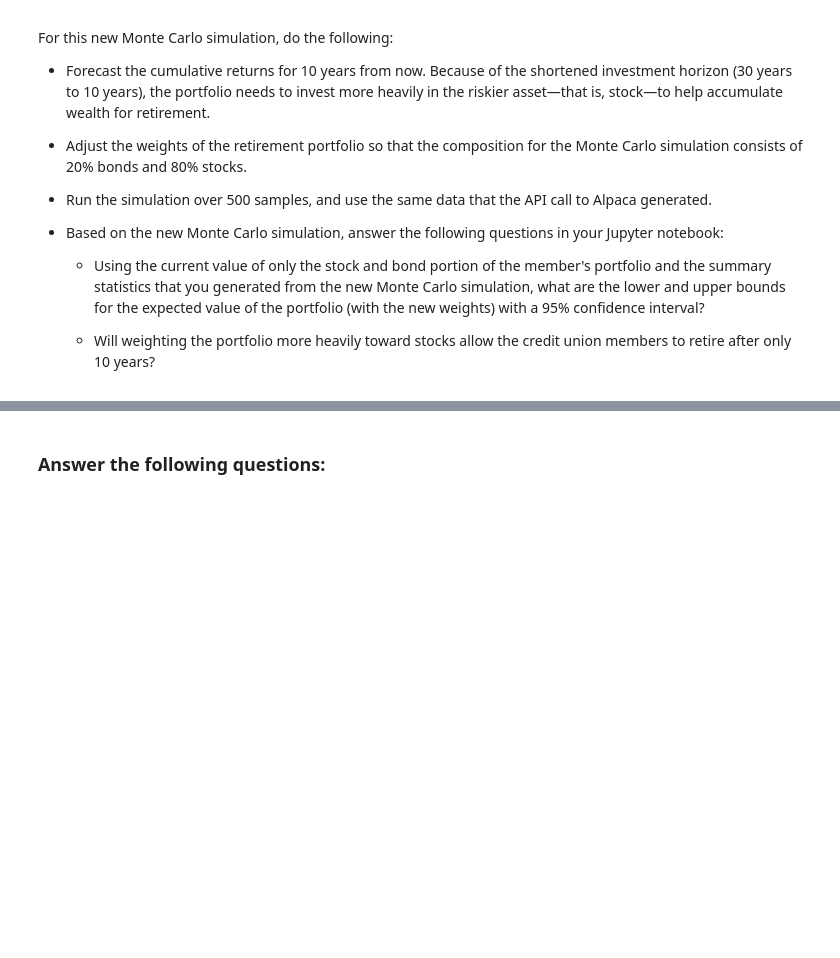
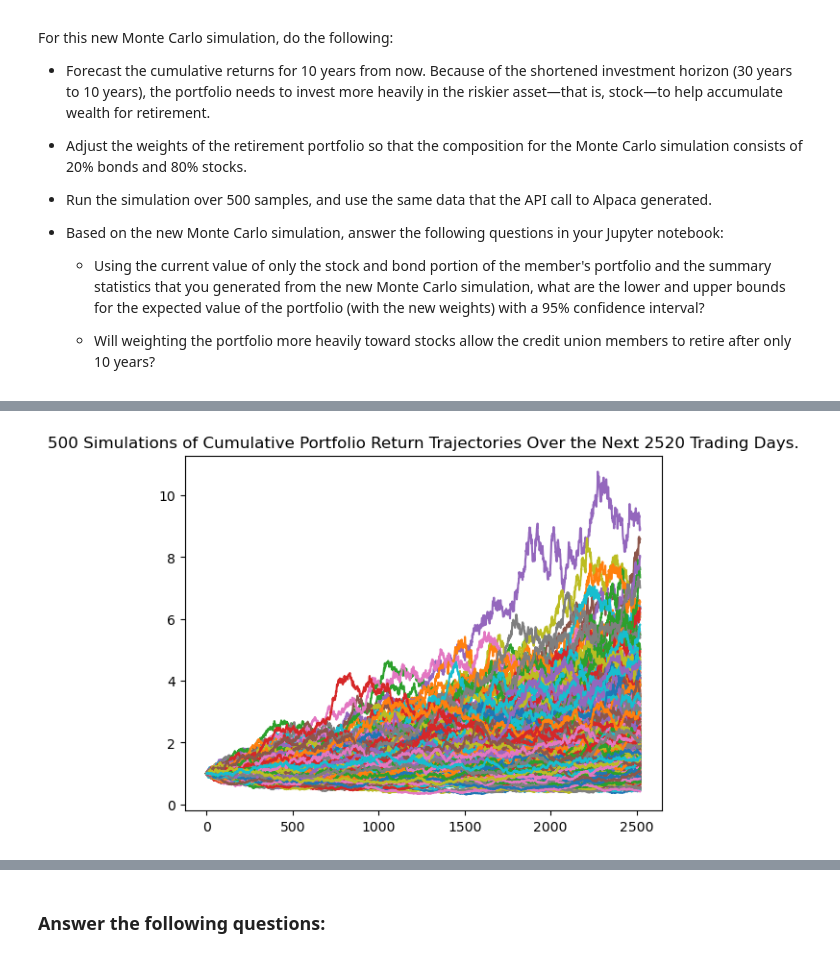
Before and after one commit to SkyRanger05/Module-Challenges, a Jupyter notebook: financial_planning_tools.ipynb, the cells around one changed output, grey strips where cells are left out. Saved outputs shown, nothing was run; the diff lists cells and outputs as text; code cells hidden in the pictures; blank space fills up the shorter version.

```diff
--- a/financial_planning_tools.ipynb
+++ b/financial_planning_tools.ipynb
@@ -643,7 +751,11 @@ For this new Monte Carlo simulation, do the following:
 # Configure a Monte Carlo simulation to forecast 10 years cumulative returns
 # The weights should be split 20% to AGG and 80% to SPY.
 # Run 500 samples.
-# YOUR CODE HERE
-
+MC_tenyear = MCSimulation(
+    portfolio_data=df_portfolio_3y,
+    weights=[.20, .80],
+    num_simulation=500,
+    num_trading_days=252*10
+)
 # Review the simulation input data
-# YOUR CODE HERE
+MC_tenyear.portfolio_data.head()
@@ -653,7 +798,9 @@ For this new Monte Carlo simulation, do the following:
 # %%
 # Visualize the 10-year Monte Carlo simulation by creating an
 # overlay line plot
-# YOUR CODE HERE
+MC_sim_line_plot_tenyr = MC_tenyear.plot_simulation()
+# %% [output]
+[figure, added]
 # %%
 # Visualize the probability distribution of the 10-year Monte Carlo simulation
 # by plotting a histogram
```
Also changed, not shown: parts of 41 cells of this notebook.
